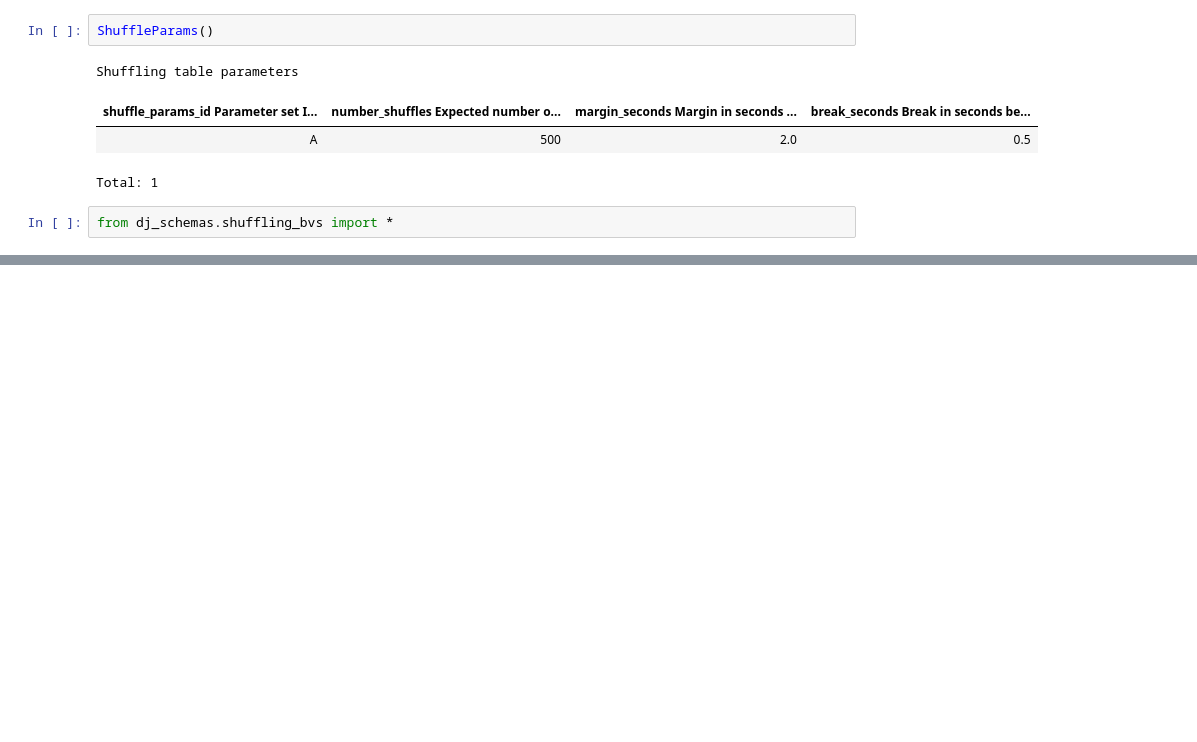
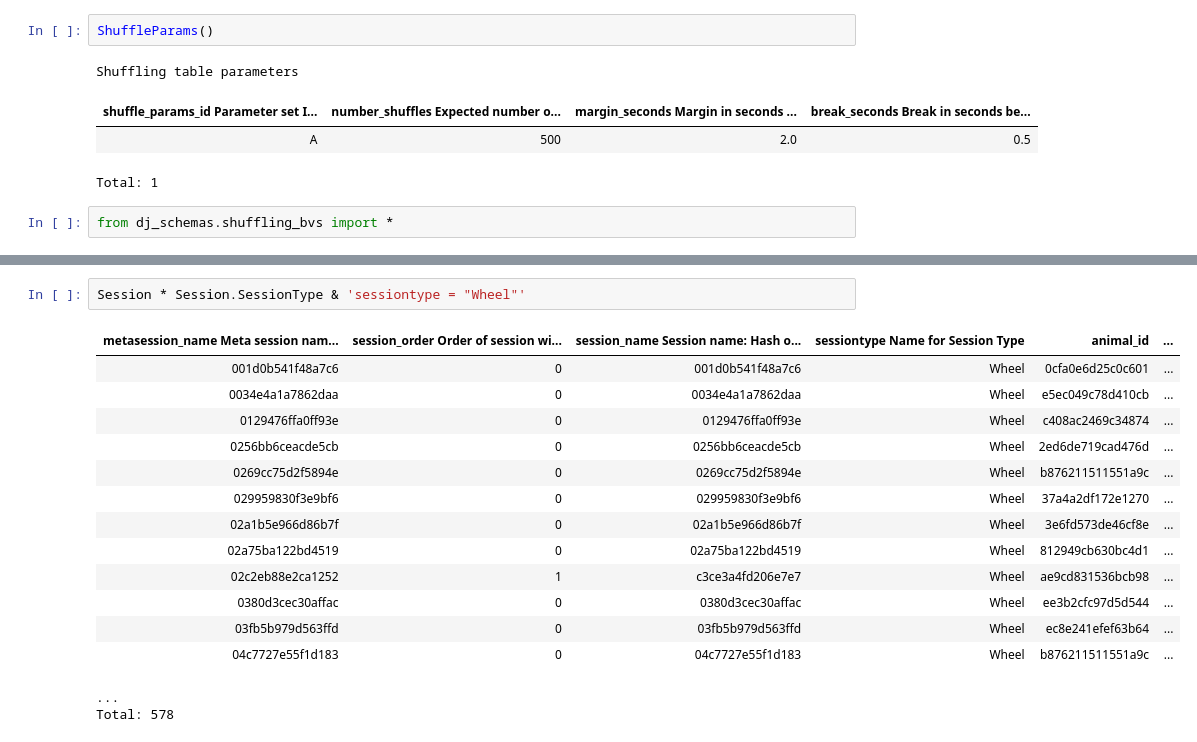
Before and after one commit to horsto/boundary_vector_score, a Jupyter notebook: BVS datajoint imaging.ipynb, the cells around one changed output, grey strips where cells are left out. Drawn from its saved outputs; the diff is of its cells as text; blank space fills up the shorter version.

```diff
--- a/BVS datajoint imaging.ipynb
+++ b/BVS datajoint imaging.ipynb
@@ -102,0 +99,18 @@ for rm in (BVScore * ShuffledBVS.BVS & 'bvs > bvs_99'):
+# %%
+Session * Session.SessionType & 'sessiontype = "Wheel"'
+# %% [output]
+| metasession_name Meta session nam... | session_order Order of session wi... | session_name Session name: Hash o... | sessiontype Name for Session Type | animal_id | ... |
+| 001d0b541f48a7c6 | 0 | 001d0b541f48a7c6 | Wheel | 0cfa0e6d25c0c601 | ... |
+| 0034e4a1a7862daa | 0 | 0034e4a1a7862daa | Wheel | e5ec049c78d410cb | ... |
+| 0129476ffa0ff93e | 0 | 0129476ffa0ff93e | Wheel | c408ac2469c34874 | ... |
+| 0256bb6ceacde5cb | 0 | 0256bb6ceacde5cb | Wheel | 2ed6de719cad476d | ... |
+| 0269cc75d2f5894e | 0 | 0269cc75d2f5894e | Wheel | b876211511551a9c | ... |
+| 029959830f3e9bf6 | 0 | 029959830f3e9bf6 | Wheel | 37a4a2df172e1270 | ... |
+| 02a1b5e966d86b7f | 0 | 02a1b5e966d86b7f | Wheel | 3e6fd573de46cf8e | ... |
+| 02a75ba122bd4519 | 0 | 02a75ba122bd4519 | Wheel | 812949cb630bc4d1 | ... |
+| 02c2eb88e2ca1252 | 1 | c3ce3a4fd206e7e7 | Wheel | ae9cd831536bcb98 | ... |
+| 0380d3cec30affac | 0 | 0380d3cec30affac | Wheel | ee3b2cfc97d5d544 | ... |
+| 03fb5b979d563ffd | 0 | 03fb5b979d563ffd | Wheel | ec8e241efef63b64 | ... |
+| 04c7727e55f1d183 | 0 | 04c7727e55f1d183 | Wheel | b876211511551a9c | ... |
+...
+Total: 578
```
Also changed, not shown: parts of 13 cells of this notebook, 2 other files.
